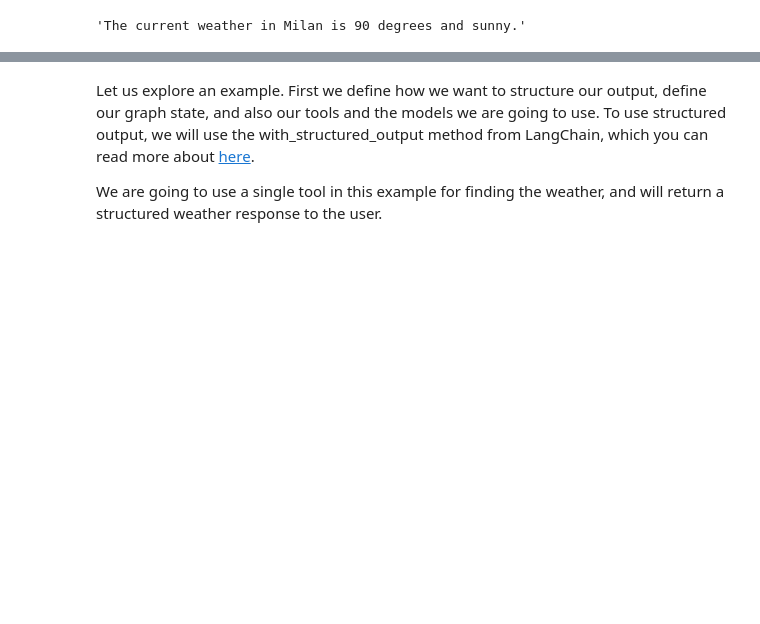
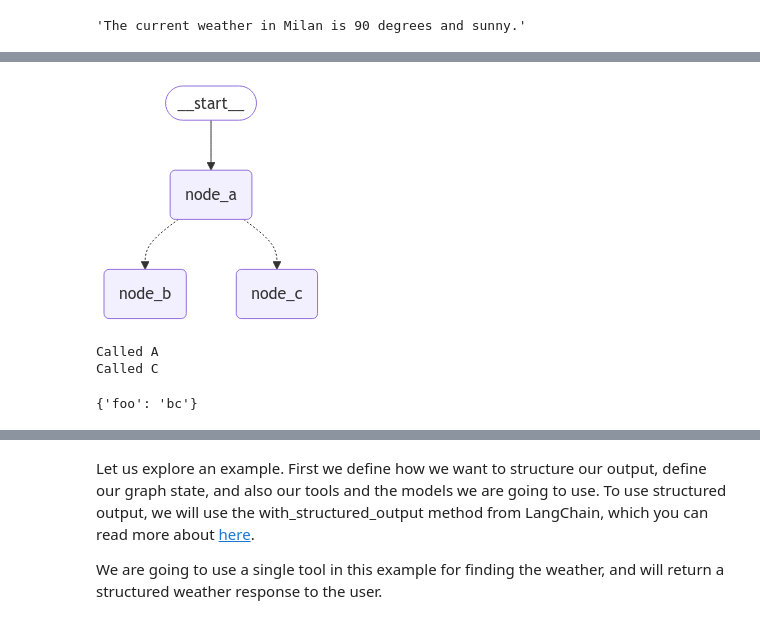
Before and after one commit to cris96spa/llm-agents, a Jupyter notebook: notebooks/llm_agents_aperitech.ipynb, the cells around one changed output, grey strips where cells are left out. Saved outputs shown, nothing was run; the diff lists cells and outputs as text; code cells hidden in the pictures; blank space fills up the shorter version.

```diff
--- a/notebooks/llm_agents_aperitech.ipynb
+++ b/notebooks/llm_agents_aperitech.ipynb
@@ -253,3 +265,59 @@ final_state["messages"][-1].content
+# %%
+import random
+from typing_extensions import TypedDict, Literal
+from IPython.display import display
+from langgraph.graph import StateGraph, START
+from langgraph.types import Command
+
+# Define graph state
+class State(TypedDict):
+    foo: str
+
+# Define the nodes
+def node_a(state: State) -> Command[Literal["node_b", "node_c"]]:
+    print("Called A")
+    value = random.choice(["a", "b"])
+    # this is a replacement for a conditional edge function
+    if value == "a":
+        goto = "node_b"
+    else:
+        goto = "node_c"
+
+    # note how Command allows you to BOTH update the graph state AND route to the next node
+    return Command(
+        # this is the state update
+        update={"foo": value},
+        # this is a replacement for an edge
+        goto=goto,
+    )
+
+# Nodes B and C are unchanged
+def node_b(state: State):
+    print("Called B")
+    return {"foo": state["foo"] + "b"}
+
+def node_c(state: State):
+    print("Called C")
+    return {"foo": state["foo"] + "c"}
+
+builder = StateGraph(State)
+builder.add_edge(START, "node_a")
+builder.add_node(node_a)
+builder.add_node(node_b)
+builder.add_node(node_c)
+
+graph = builder.compile()
+display(
+    Image(
+        graph.get_graph().draw_mermaid_png()
+    )
+)
+graph.invoke({"foo": ""})
+# %% [output]
+[figure, added]
+Called A
+Called C
+{'foo': 'bc'}
 # %% [markdown]
 ### Agent with Structured Output
 You might want your agent to return its output in a structured format. For example, if the output of the agent is used by some other downstream software, you may want the output to be in the same structured format every time the agent is invoked to ensure consistency. Basically, there are two different options to reach this goal:
```
Also changed, not shown: parts of 29 cells of this notebook.
